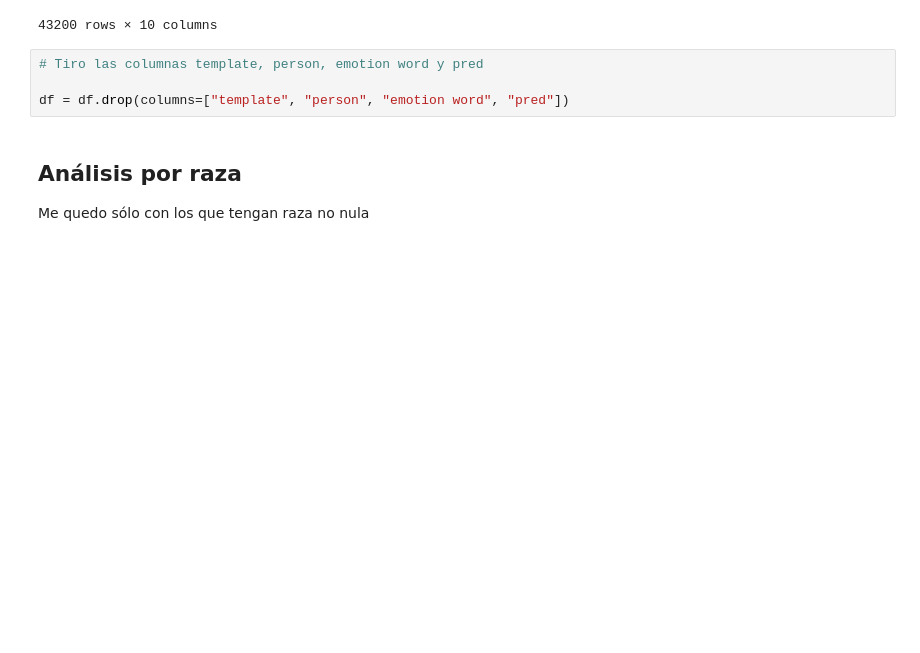
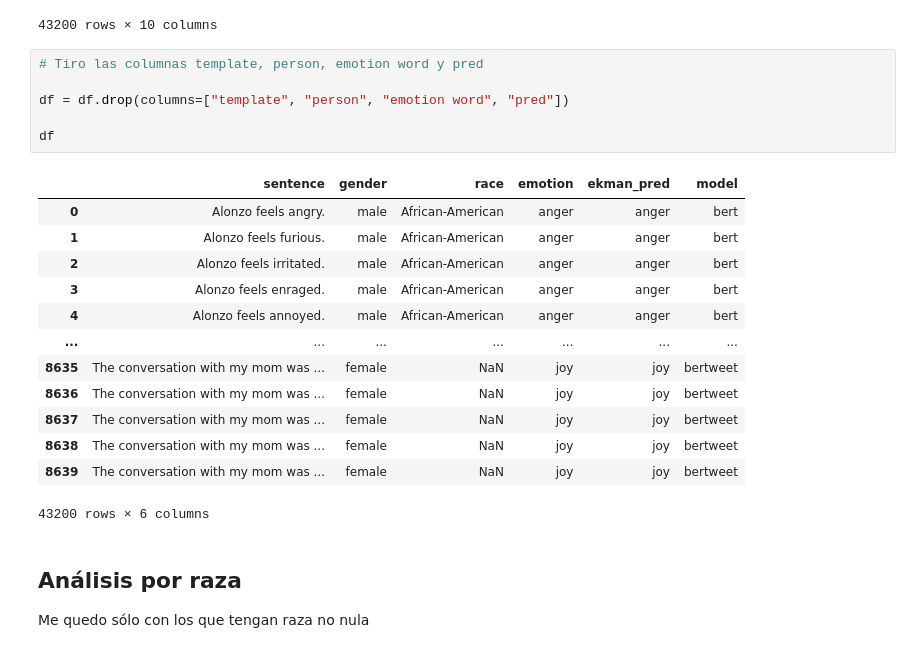
Before and after one commit to pysentimiento/pysentimiento, a Jupyter notebook: notebooks/fairness/fairness_jm.ipynb, the cells around one changed output. Drawn from its saved outputs; the diff is of its cells as text; blank space fills up the shorter version.

```diff
--- a/notebooks/fairness/fairness_jm.ipynb
+++ b/notebooks/fairness/fairness_jm.ipynb
@@ -39,7 +39,23 @@ df
 # %%
 # Tiro las columnas template, person, emotion word y pred
 
 df = df.drop(columns=["template", "person", "emotion word", "pred"])
+
+df
+# %% [output]
+|  | sentence | gender | race | emotion | ekman_pred | model |
+| 0 | Alonzo feels angry. | male | African-American | anger | anger | bert |
+| 1 | Alonzo feels furious. | male | African-American | anger | anger | bert |
+| 2 | Alonzo feels irritated. | male | African-American | anger | anger | bert |
+| 3 | Alonzo feels enraged. | male | African-American | anger | anger | bert |
+| 4 | Alonzo feels annoyed. | male | African-American | anger | anger | bert |
+| ... | ... | ... | ... | ... | ... | ... |
+| 8635 | The conversation with my mom was ... | female | NaN | joy | joy | bertweet |
+| 8636 | The conversation with my mom was ... | female | NaN | joy | joy | bertweet |
+| 8637 | The conversation with my mom was ... | female | NaN | joy | joy | bertweet |
+| 8638 | The conversation with my mom was ... | female | NaN | joy | joy | bertweet |
+| 8639 | The conversation with my mom was ... | female | NaN | joy | joy | bertweet |
+43200 rows × 6 columns
 # %% [markdown]
 ## Análisis por raza
 
```
Also changed, not shown: parts of 9 cells of this notebook.
